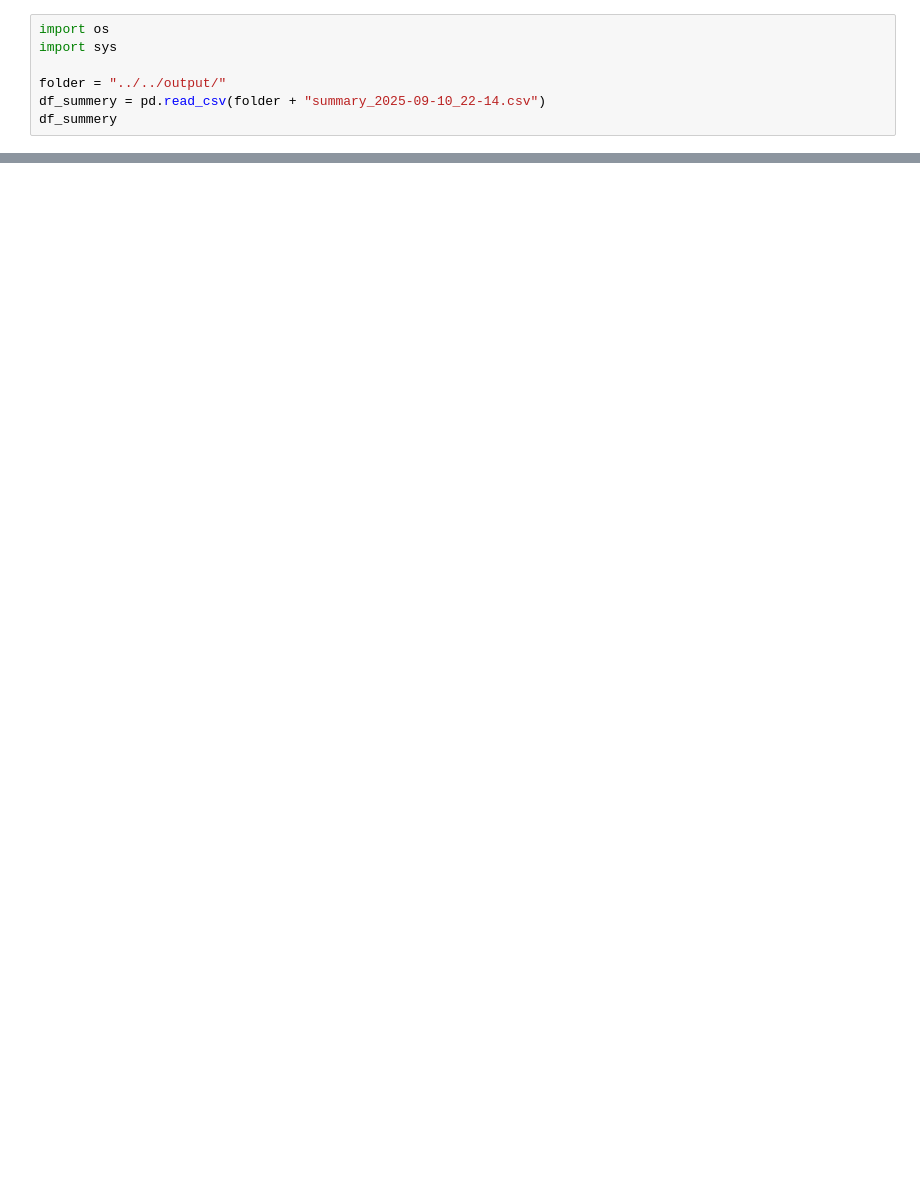
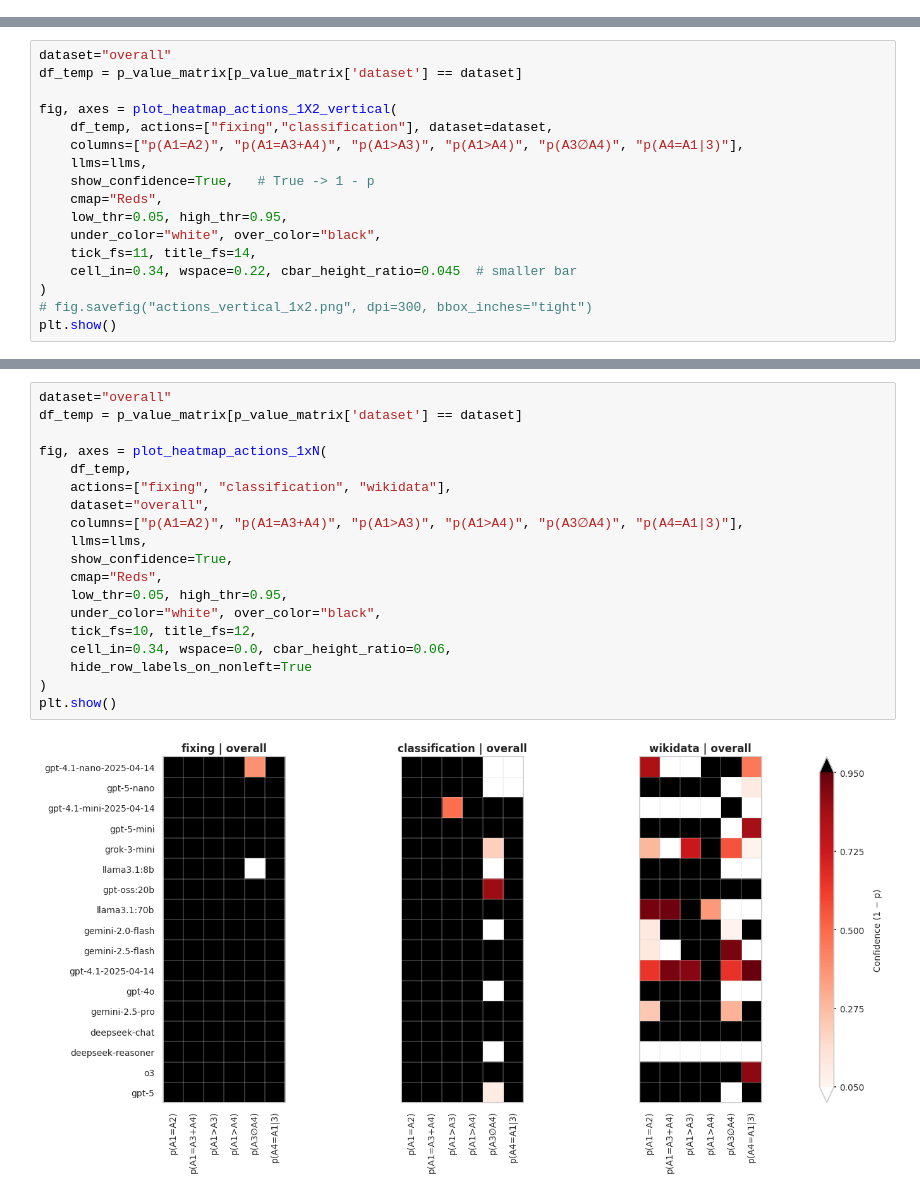
Before and after one commit to GabrieleT0/Answer-Set-Consistency-of-LLMs-For-QA, a Jupyter notebook: src/visualization/visualize.ipynb, the cells around one changed output, grey strips where cells are left out. Cells and saved outputs as stored; diff of their text form; blank space fills up the shorter version.

```diff
--- a/src/visualization/visualize.ipynb
+++ b/src/visualization/visualize.ipynb
@@ -245,7 +69,0 @@ def plot_square_heatmaps(csv_file, out_dir="heatmaps", cmap="Reds_r", exclude_ll
-# %%
-import os
-import sys
-
-folder = "../../output/"
-df_summery = pd.read_csv(folder + "summary_2025-09-10_22-14.csv")
-df_summery
@@ -287,0 +766,17 @@ plot_square_heatmaps("../output/p_value_matrices_2025-09-10_22-14.csv", out_dir=
+# %%
+dataset="overall"
+df_temp = p_value_matrix[p_value_matrix['dataset'] == dataset]
+
+fig, axes = plot_heatmap_actions_1X2_vertical(
+    df_temp, actions=["fixing","classification"], dataset=dataset,
+    columns=["p(A1=A2)", "p(A1=A3+A4)", "p(A1>A3)", "p(A1>A4)", "p(A3∅A4)", "p(A4=A1|3)"],
+    llms=llms,
+    show_confidence=True,   # True -> 1 - p
+    cmap="Reds",
+    low_thr=0.05, high_thr=0.95,
+    under_color="white", over_color="black",
+    tick_fs=11, title_fs=14,
+    cell_in=0.34, wspace=0.22, cbar_height_ratio=0.045  # smaller bar
+)
+# fig.savefig("actions_vertical_1x2.png", dpi=300, bbox_inches="tight")
+plt.show()
@@ -287,0 +917,21 @@ plot_square_heatmaps("../output/p_value_matrices_2025-09-10_22-14.csv", out_dir=
+# %%
+dataset="overall"
+df_temp = p_value_matrix[p_value_matrix['dataset'] == dataset]
+
+fig, axes = plot_heatmap_actions_1xN(
+    df_temp,
+    actions=["fixing", "classification", "wikidata"],
+    dataset="overall",
+    columns=["p(A1=A2)", "p(A1=A3+A4)", "p(A1>A3)", "p(A1>A4)", "p(A3∅A4)", "p(A4=A1|3)"],
+    llms=llms,
+    show_confidence=True,
+    cmap="Reds",
+    low_thr=0.05, high_thr=0.95,
+    under_color="white", over_color="black",
+    tick_fs=10, title_fs=12,
+    cell_in=0.34, wspace=0.0, cbar_height_ratio=0.06,
+    hide_row_labels_on_nonleft=True
+)
+plt.show()
+# %% [output]
+[figure, added]
```
Also changed, not shown: parts of 33 cells of this notebook, 58 other files.
